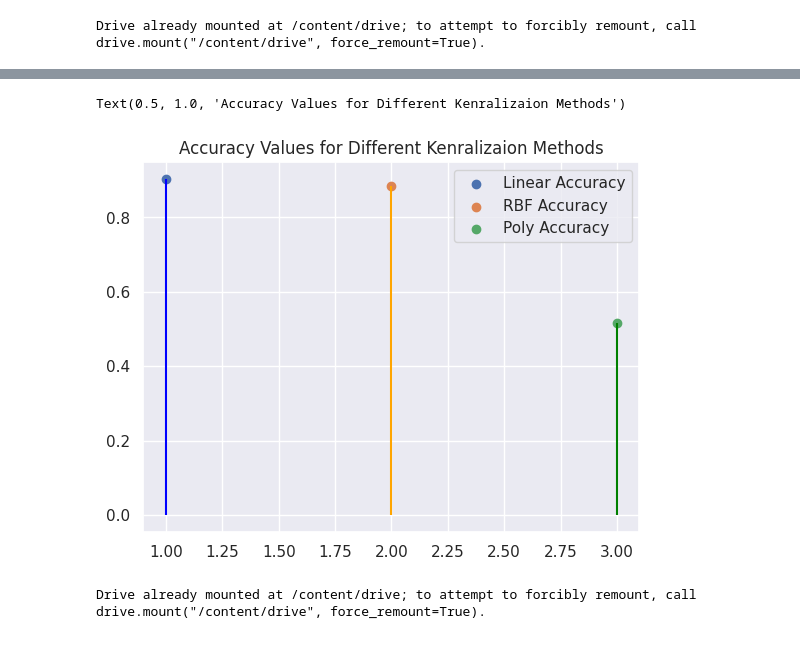
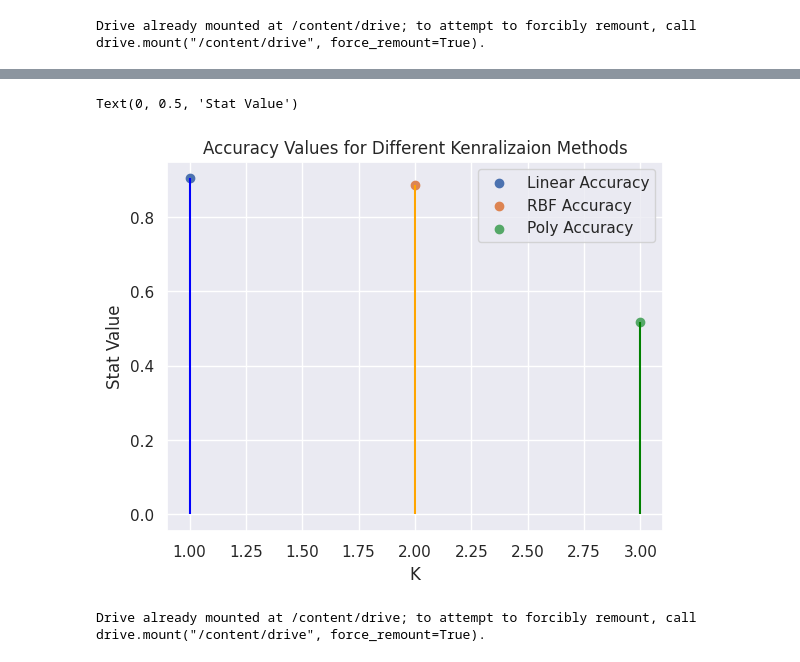
Before and after one commit to Pathin220/4105_ML, a Jupyter notebook: 4105_Hw_4.ipynb, the cells around one changed output, grey strips where cells are left out. Drawn from its saved outputs; the diff is of its cells as text; code cells hidden in the pictures.

```diff
--- a/4105_Hw_4.ipynb
+++ b/4105_Hw_4.ipynb
@@ -115,20 +117,22 @@ Text(0.5, 1.0, 'Precision, Recall, and Accuracy Plot')
 # %%
 #Plotting data
 fig1, ax = plt.subplots()
 
 plt.scatter(1, Accuracy, label = 'Linear Accuracy')
 plt.scatter(2, Accuracy_rbf , label = 'RBF Accuracy')
 plt.scatter(3, Accuracy_poly , label = 'Poly Accuracy')
 
 line_colors = ['blue', 'orange', 'green']
 for x, y, color in zip([1, 2, 3], [Accuracy, Accuracy_rbf, Accuracy_poly], line_colors):
     plt.vlines(x, 0, y, colors=color, linestyles='-', alpha=1)
 
 ax.legend(['Linear Accuracy','RBF Accuracy','Poly Accuracy'])
 ax.set_title('Accuracy Values for Different Kenralizaion Methods')
+ax.set_xlabel('K')
+ax.set_ylabel('Stat Value')
 # %% [output]
-Text(0.5, 1.0, 'Accuracy Values for Different Kenralizaion Methods')
+Text(0, 0.5, 'Stat Value')
-[figure, old version]
+[figure, new version]
 # %%
 #Problem 2
 #Develop a SVR regression model that predicts housing price based on the following input variables:
```
Also changed, not shown: parts of 2 cells of this notebook.
